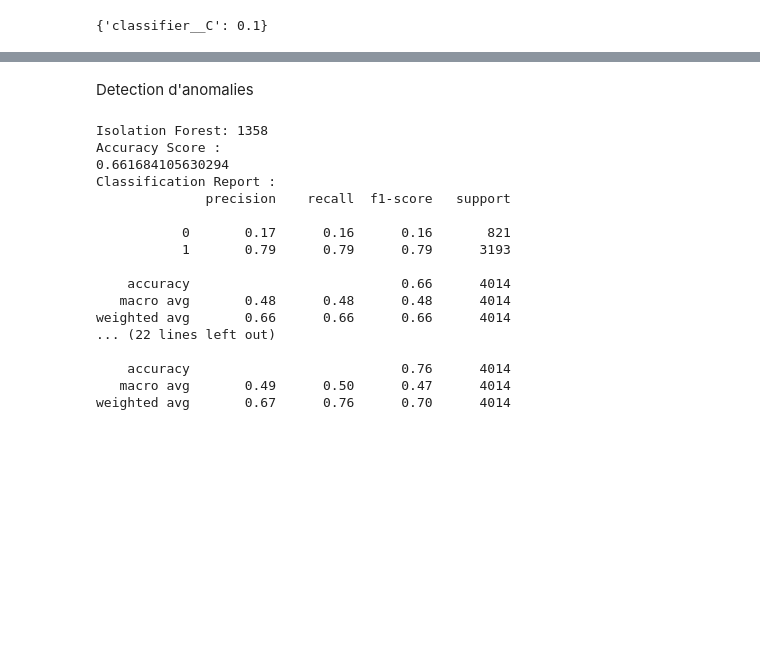
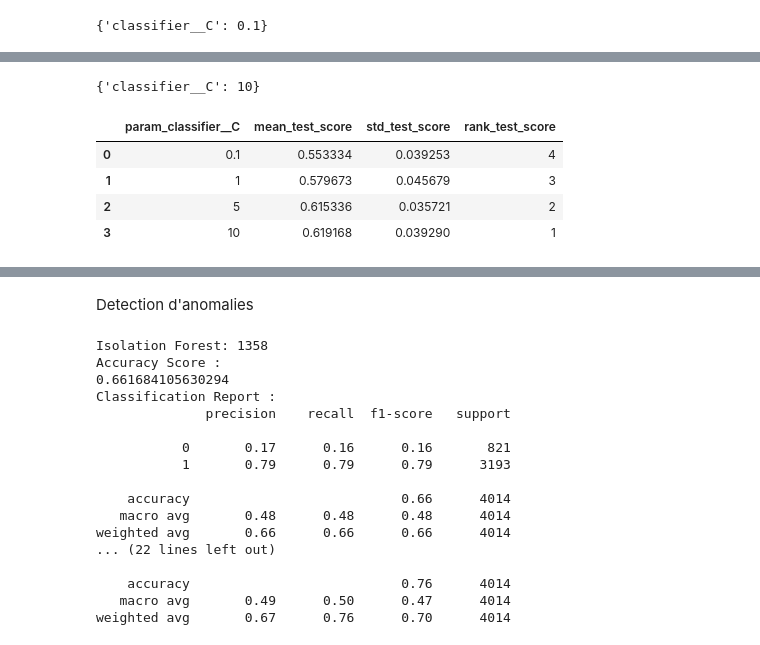
Before and after one commit to imenemes/IA-DETECTION-HAINE-, a Jupyter notebook: data_fr_embedding.ipynb, the cells around one changed output, grey strips where cells are left out. Saved outputs shown, nothing was run; the diff lists cells and outputs as text; code cells hidden in the pictures; blank space fills up the shorter version.

```diff
--- a/data_fr_embedding.ipynb
+++ b/data_fr_embedding.ipynb
@@ -262,0 +301,18 @@ la normalisation n'agit pas beaucoup sur les résultats avec gridsearch, la regr
+# %%
+model_gs_lr_4k.best_params_
+# %% [output]
+{'classifier__C': 10}
+# %%
+cv_results_4k = pd.DataFrame(model_gs_lr_4k.cv_results_)
+cv_results_4k[[
+    "param_classifier__C",
+    "mean_test_score",
+    "std_test_score",
+    "rank_test_score"
+]]
+# %% [output]
+|  | param_classifier__C | mean_test_score | std_test_score | rank_test_score |
+| 0 | 0.1 | 0.553334 | 0.039253 | 4 |
+| 1 | 1 | 0.579673 | 0.045679 | 3 |
+| 2 | 5 | 0.615336 | 0.035721 | 2 |
+| 3 | 10 | 0.619168 | 0.039290 | 1 |
```
Also changed, not shown: parts of 44 cells of this notebook.
